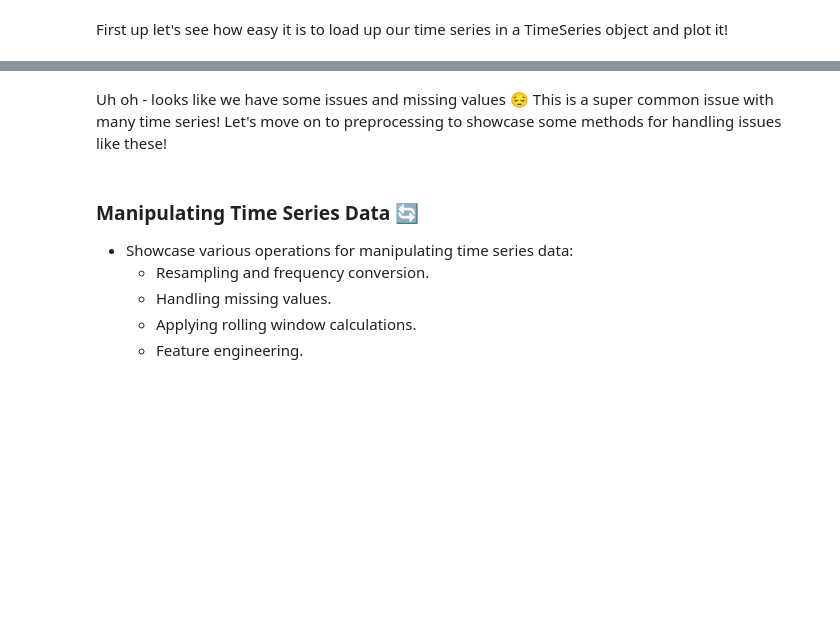
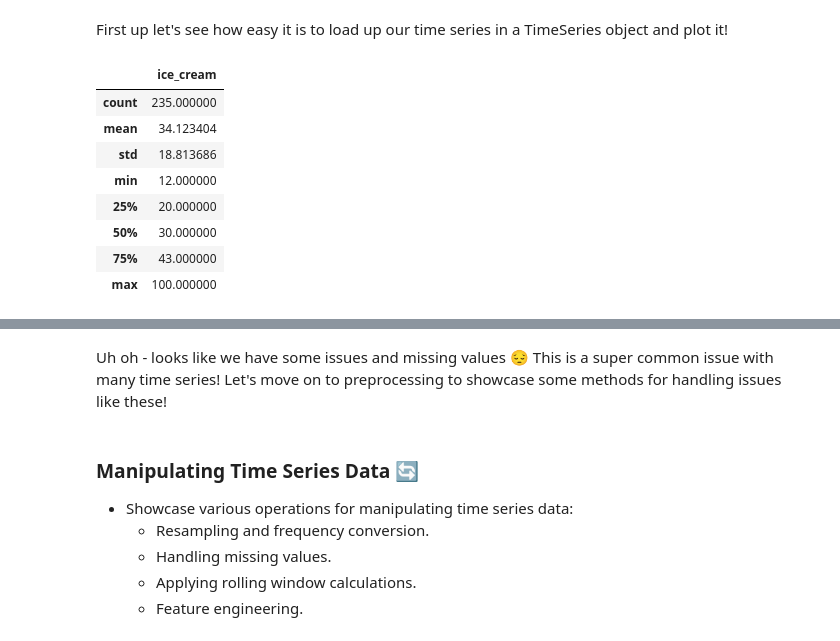
Before and after one commit to LeonMichel96/data-recap_time_series, a Jupyter notebook: darts_for_time_series.ipynb, the cells around one changed output, grey strips where cells are left out. Cells and saved outputs as stored; diff of their text form; code cells hidden in the pictures; blank space fills up the shorter version.

```diff
--- a/darts_for_time_series.ipynb
+++ b/darts_for_time_series.ipynb
@@ -42,5 +86,17 @@ df.head()
 # %% [markdown]
 First up let's see how easy it is to load up our time series in a TimeSeries object and plot it!
+# %%
+df.describe()
+# %% [output]
+|  | ice_cream |
+| count | 235.000000 |
+| mean | 34.123404 |
+| std | 18.813686 |
+| min | 12.000000 |
+| 25% | 20.000000 |
+| 50% | 30.000000 |
+| 75% | 43.000000 |
+| max | 100.000000 |
 # %%
 from darts import TimeSeries
 series = TimeSeries.from_dataframe(df, 'Month', 'ice_cream')
```
Also changed, not shown: parts of 24 cells of this notebook.
